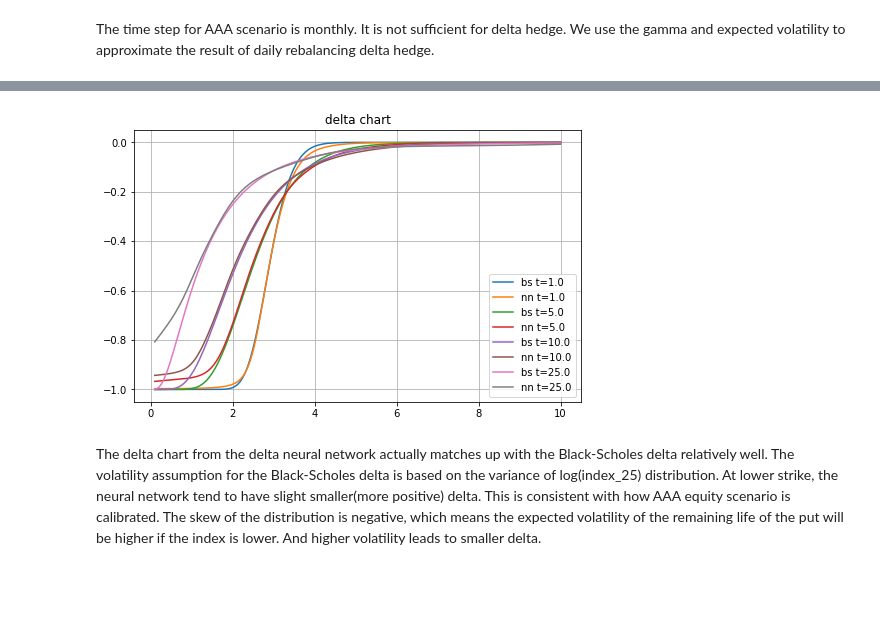
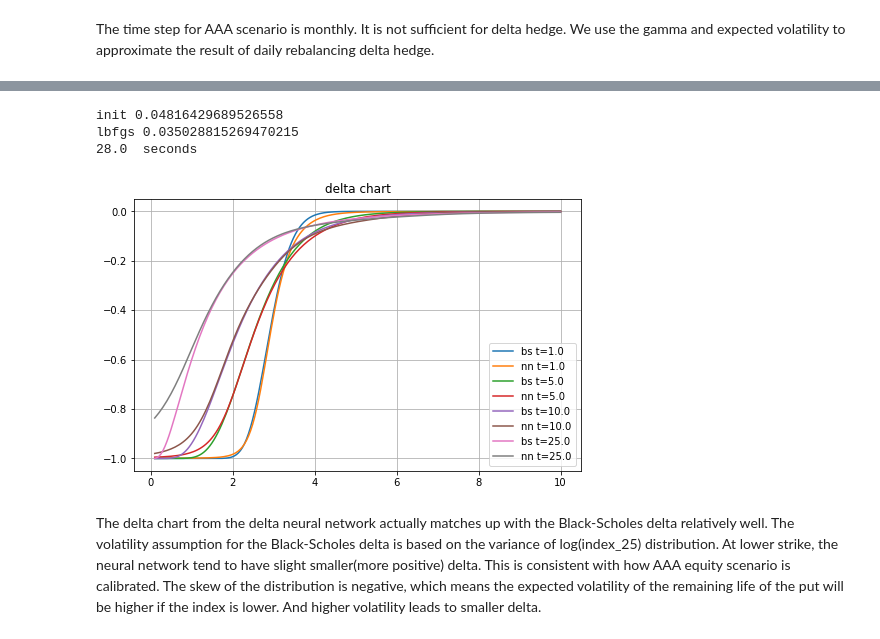
Before and after one commit to yufeng66/FutureGreeks, a Jupyter notebook: AAA_scenario_25yr_put.ipynb, the cells around one changed output, grey strips where cells are left out. Cells and saved outputs as stored; diff of their text form; code cells hidden in the pictures; blank space fills up the shorter version.

```diff
--- a/AAA_scenario_25yr_put.ipynb
+++ b/AAA_scenario_25yr_put.ipynb
@@ -165,7 +165,7 @@ def cashflow_1(scenario):
 # %% [markdown]
 Generate scenario and cashflow
 # %%
-K1, K2 = 6, 10
+K1, K2 = 3, 10
 N1=2**K1   #batch count
 N2=2**K2   #batch size
 
@@ -206,11 +216,11 @@ tsv=torch.cat((t,s,v),3)
 The neural network. we have three input: time to maturity, index level and the short term volatility from AAA scenario generator
 # %%
 model_delta = torch.nn.Sequential(
-    torch.nn.Linear(3, 32),
+    torch.nn.Linear(3, 24),
     torch.nn.Tanh(),
-    torch.nn.Linear(32,8),
+    torch.nn.Linear(24,12),
     torch.nn.Tanh(),
-    torch.nn.Linear(8, 1),
+    torch.nn.Linear(12, 1),
     torch.nn.Sigmoid(),
 )
 model_delta = model_delta.to(device)
@@ -218,15 +228,15 @@ model_delta = model_delta.to(device)
 The time step for AAA scenario is monthly. It is not sufficient for delta hedge. We use the gamma and expected volatility to approximate the result of daily rebalancing delta hedge.
 # %%
 import time
-optimizer = torch.optim.AdamW(model_delta.parameters(),lr=0.02,
+optimizer = torch.optim.AdamW(model_delta.parameters(),lr=0.03,
                               weight_decay=1e-10,amsgrad=True)
 t1=time.time()
-for t in range(300):
+for j in range(50):
     for i in range(N1):
         optimizer.zero_grad()
         tsvi=tsv[i]
         delta=-model_delta(tsvi)
-
+# gamma is used to approximate the daily rebalance g/l
         g = torch.ones_like(delta)
         gamma, =grad(delta,tsvi,grad_outputs=g,create_graph=True)
 
@@ -240,9 +250,9 @@ for t in range(300):
         loss=hedged_price.std()
         loss.backward()
         optimizer.step()
-    if t%10==0: print(t,loss.item())
+    if j%10==0: print(j,loss.item())
     t2=time.time()
     if t2-t1> 180:
       break
-print(t2-t1)
+print("{:.3}".format(t2-t1), " seconds")
 # %% [output]
@@ -256,3 +265,32 @@ print(t2-t1)
+# %%
+optimizer = torch.optim.LBFGS(model_delta.parameters(),lr=1.0,
+                             max_iter=100,line_search_fn ="strong_wolfe",
+                             tolerance_grad=1e-30, tolerance_change=1e-30)
+def closure():
+  optimizer.zero_grad()
+  delta=-model_delta(tsv)
+  delta=delta.view(N1,N2,T)
+  # gamma is used to approximate the daily rebalance g/l
+  g = torch.ones_like(delta)
+  gamma, =grad(delta,tsv,grad_outputs=g,create_graph=True)
+  gamma=gamma[:,:,:,1].view(N1,N2,T)
+  delta_gl=torch.sum(delta*chg,dim=2)
+  gamma_gl=torch.sum(gamma*chg2,dim=2)
+  hedged_price=pv_payout-delta_gl-gamma_gl
+  loss=hedged_price.std()
+  loss.backward()
+  return loss
+
+t1=time.time()
+print("init",closure().item())
+optimizer.step(closure)
+print("lbfgs",closure().item())
+t2=time.time()
+print("{:.3}".format(t2-t1), " seconds")
+# %% [output]
+init 0.04816429689526558
+lbfgs 0.035028815269470215
+28.0  seconds
 # %%
 import scipy.stats as si
 def call_bs(S, K, r, q, T, sigma):
@@ -273,39 +311,37 @@ def delta_bs(S, K, r, q, T, sigma):
     return delta
 # %%
 import matplotlib.pyplot as plt
-import numpy as np
 
-vol=torch.log(idx[:,:,-1]).std().cpu().item()
-vol=vol/math.sqrt(25)
-#this is the effective volatility of the scenario at year 25
+
+
 
 plt.clf()
 plt.cla()
 plt.close()
 plt.figure(figsize=(8,5))
 plt.grid(True)
 
 tl=[1.0,5.0,10.0,25.0]
-for t in tl:
-  s=torch.linspace(0.1,10,200,device=device)
+for tc in tl:
+  sc=torch.linspace(0.1,10,200,device=device)
   tsvc=torch.zeros((200,3),device=device)
-  tsvc[:,0]=t
-  tsvc[:,1]=s
+  tsvc[:,0]=tc
+  tsvc[:,1]=sc
   tsvc[:,2]= 0.1476
-  d_bs=delta_bs(s.cpu().numpy(),3.,rf,0,t,vol)-1
+  d_bs=delta_bs(sc.cpu().numpy(),3.,rf,0,tc,vol)-1
   d_nn=-model_delta(tsvc)
-  plt.plot(s.cpu().numpy(),d_bs,label="bs t="+ "%.1f" % t)
-  plt.plot(s.cpu().numpy(),d_nn.cpu().view(200).detach().numpy(),
-           label="nn t="+ "%.1f" % t)
+  plt.plot(sc.cpu().numpy(),d_bs,label="bs t="+ "%.1f" % tc)
+  plt.plot(sc.cpu().numpy(),d_nn.cpu().view(200).detach().numpy(),
+           label="nn t="+ "%.1f" % tc)
 
 
 
 plt.title("delta chart")
 plt.legend()
 #plt.savefig("test.svg")
 plt.show()
 # %% [output]
-[figure, old version]
+[figure, new version]
 # %% [markdown]
 The delta chart from the delta neural network actually matches up with the Black-Scholes delta relatively well. The volatility assumption for the Black-Scholes delta is based on the variance of log(index_25) distribution. At lower strike, the neural network tend to have slight smaller(more positive) delta. This is consistent with how AAA equity scenario is calibrated. The skew of the distribution is negative, which means the expected volatility of the remaining life of the put will be higher if the index is lower. And higher volatility leads to smaller delta.
 # %%
```
Also changed, not shown: parts of 20 cells of this notebook.
